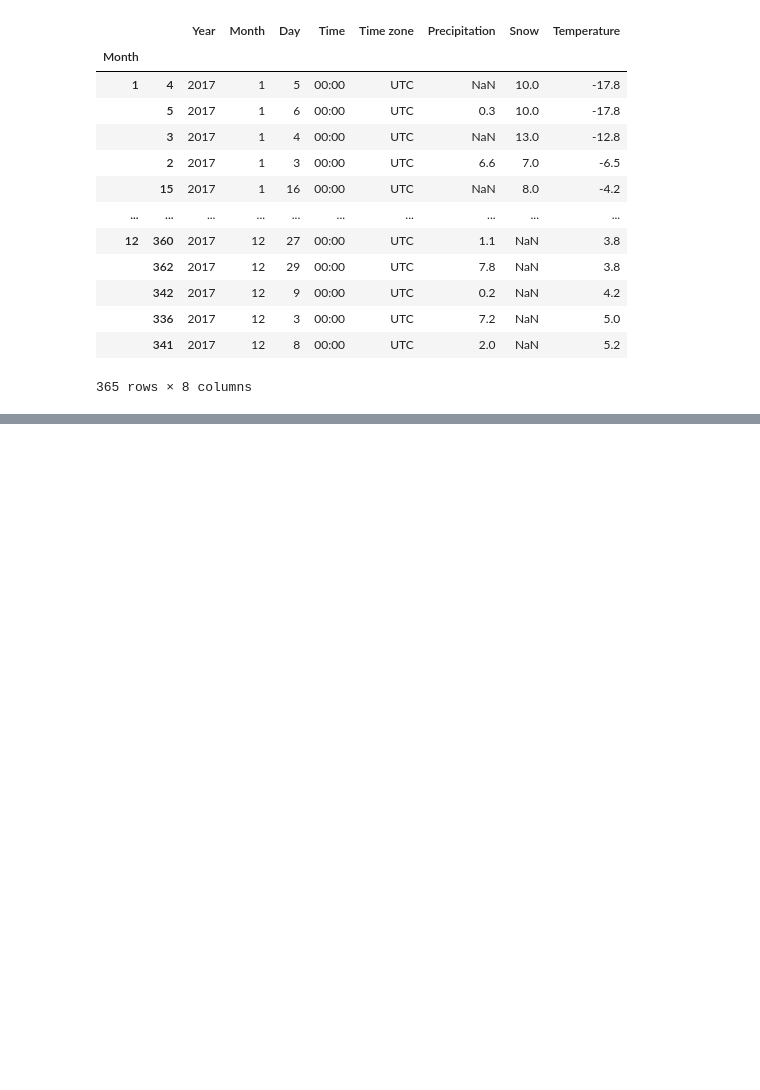
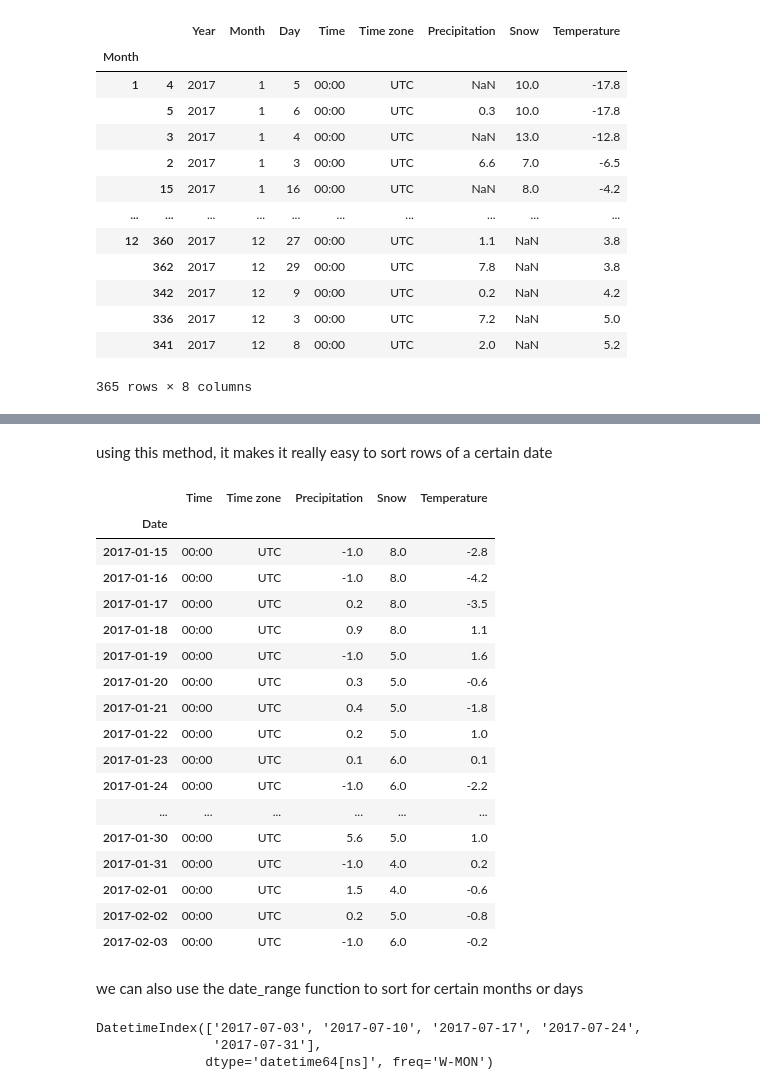
Before and after one commit to henryblu/Data-analysis-with-python, a Jupyter notebook: pandas.ipynb, the cells around one changed output, grey strips where cells are left out. Saved outputs shown, nothing was run; the diff lists cells and outputs as text; code cells hidden in the pictures; blank space fills up the shorter version.

```diff
--- a/pandas.ipynb
+++ b/pandas.ipynb
@@ -708,0 +753,32 @@ wh4.groupby("Month").apply(lambda df : df.sort_values("Temperature"))
+# %% [markdown]
+using this method, it makes it really easy to sort rows of a certain date
+# %%
+wh2["2017-01-15":"2017-02-03"]
+# %% [output]
+|  | Time | Time zone | Precipitation | Snow | Temperature |
+| Date |  |  |  |  |  |
+| 2017-01-15 | 00:00 | UTC | -1.0 | 8.0 | -2.8 |
+| 2017-01-16 | 00:00 | UTC | -1.0 | 8.0 | -4.2 |
+| 2017-01-17 | 00:00 | UTC | 0.2 | 8.0 | -3.5 |
+| 2017-01-18 | 00:00 | UTC | 0.9 | 8.0 | 1.1 |
+| 2017-01-19 | 00:00 | UTC | -1.0 | 5.0 | 1.6 |
+| 2017-01-20 | 00:00 | UTC | 0.3 | 5.0 | -0.6 |
+| 2017-01-21 | 00:00 | UTC | 0.4 | 5.0 | -1.8 |
+| 2017-01-22 | 00:00 | UTC | 0.2 | 5.0 | 1.0 |
+| 2017-01-23 | 00:00 | UTC | 0.1 | 6.0 | 0.1 |
+| 2017-01-24 | 00:00 | UTC | -1.0 | 6.0 | -2.2 |
+| ... | ... | ... | ... | ... | ... |
+| 2017-01-30 | 00:00 | UTC | 5.6 | 5.0 | 1.0 |
+| 2017-01-31 | 00:00 | UTC | -1.0 | 4.0 | 0.2 |
+| 2017-02-01 | 00:00 | UTC | 1.5 | 4.0 | -0.6 |
+| 2017-02-02 | 00:00 | UTC | 0.2 | 5.0 | -0.8 |
+| 2017-02-03 | 00:00 | UTC | -1.0 | 6.0 | -0.2 |
+# %% [markdown]
+we can also use the date_range function to sort for certain months or days
+# %%
+r = pd.date_range('2017-07-01', '2017-07-31', freq="w-mon")
+r
+# %% [output]
+DatetimeIndex(['2017-07-03', '2017-07-10', '2017-07-17', '2017-07-24',
+               '2017-07-31'],
+              dtype='datetime64[ns]', freq='W-MON')
```
Also changed, not shown: parts of 14 cells of this notebook.
